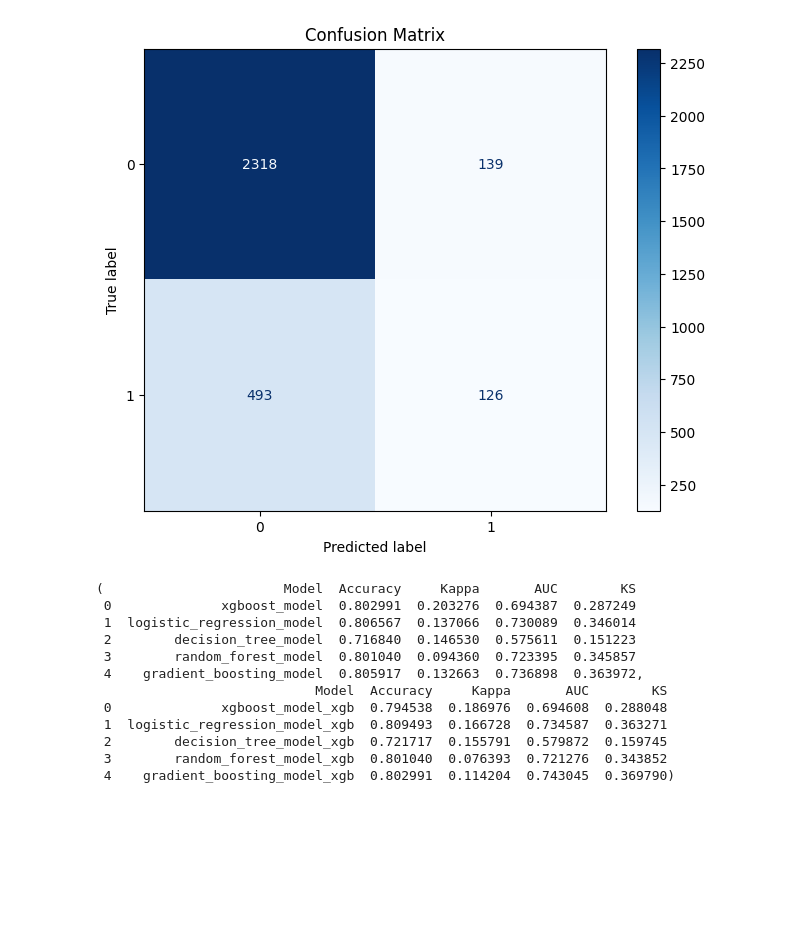
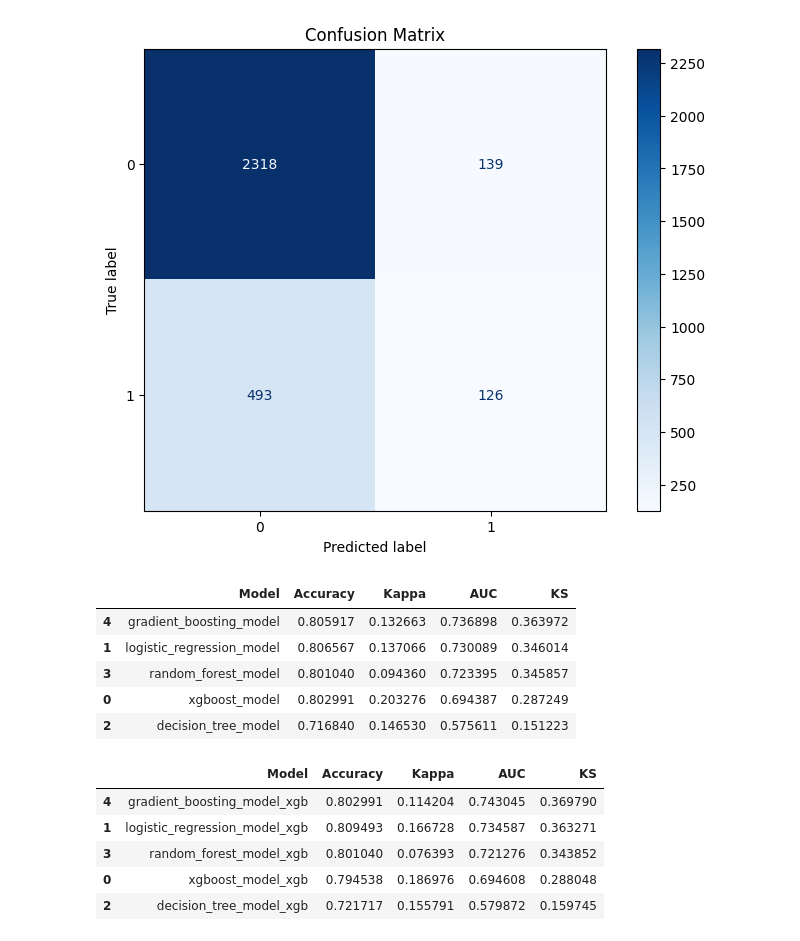
Before and after one commit to hoobys/Reproducible-Research-uni-project, a Jupyter notebook: report.ipynb, the cells around one changed output. Drawn from its saved outputs; the diff is of its cells as text; code cells hidden in the pictures; blank space fills up the shorter version.

```diff
--- a/report.ipynb
+++ b/report.ipynb
@@ -306,17 +294,24 @@ plt.show()
 # %%
 from rr_project.metric import load_models_and_generate_tables
 
-load_models_and_generate_tables("./models", X_test, y_test, X_test_xgb, y_test_xgb)
+table_iv, table_xgb = load_models_and_generate_tables(
+    "./models", X_test, y_test, X_test_xgb, y_test_xgb
+)
-# %% [output]
-(                       Model  Accuracy     Kappa       AUC        KS
- 0              xgboost_model  0.802991  0.203276  0.694387  0.287249
- 1  logistic_regression_model  0.806567  0.137066  0.730089  0.346014
- 2        decision_tree_model  0.716840  0.146530  0.575611  0.151223
- 3        random_forest_model  0.801040  0.094360  0.723395  0.345857
- 4    gradient_boosting_model  0.805917  0.132663  0.736898  0.363972,
-                            Model  Accuracy     Kappa       AUC        KS
- 0              xgboost_model_xgb  0.794538  0.186976  0.694608  0.288048
- 1  logistic_regression_model_xgb  0.809493  0.166728  0.734587  0.363271
- 2        decision_tree_model_xgb  0.721717  0.155791  0.579872  0.159745
- 3        random_forest_model_xgb  0.801040  0.076393  0.721276  0.343852
- 4    gradient_boosting_model_xgb  0.802991  0.114204  0.743045  0.369790)
+# %%
+table_iv.sort_values(by="AUC", ascending=False)
+# %% [output]
+|  | Model | Accuracy | Kappa | AUC | KS |
+| 4 | gradient_boosting_model | 0.805917 | 0.132663 | 0.736898 | 0.363972 |
+| 1 | logistic_regression_model | 0.806567 | 0.137066 | 0.730089 | 0.346014 |
+| 3 | random_forest_model | 0.801040 | 0.094360 | 0.723395 | 0.345857 |
+| 0 | xgboost_model | 0.802991 | 0.203276 | 0.694387 | 0.287249 |
+| 2 | decision_tree_model | 0.716840 | 0.146530 | 0.575611 | 0.151223 |
+# %%
+table_xgb.sort_values(by="AUC", ascending=False)
+# %% [output]
+|  | Model | Accuracy | Kappa | AUC | KS |
+| 4 | gradient_boosting_model_xgb | 0.802991 | 0.114204 | 0.743045 | 0.369790 |
+| 1 | logistic_regression_model_xgb | 0.809493 | 0.166728 | 0.734587 | 0.363271 |
+| 3 | random_forest_model_xgb | 0.801040 | 0.076393 | 0.721276 | 0.343852 |
+| 0 | xgboost_model_xgb | 0.794538 | 0.186976 | 0.694608 | 0.288048 |
+| 2 | decision_tree_model_xgb | 0.721717 | 0.155791 | 0.579872 | 0.159745 |
```
Also changed, not shown: parts of 4 cells of this notebook, 4 other files.
